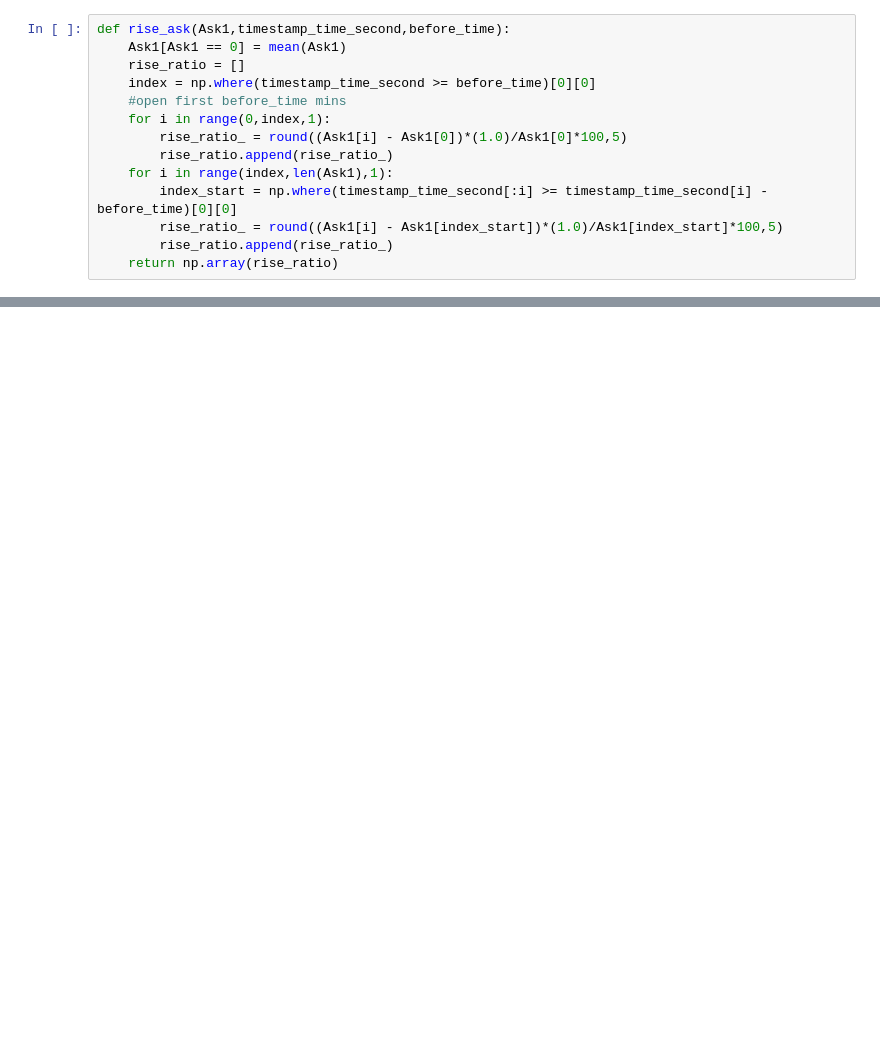
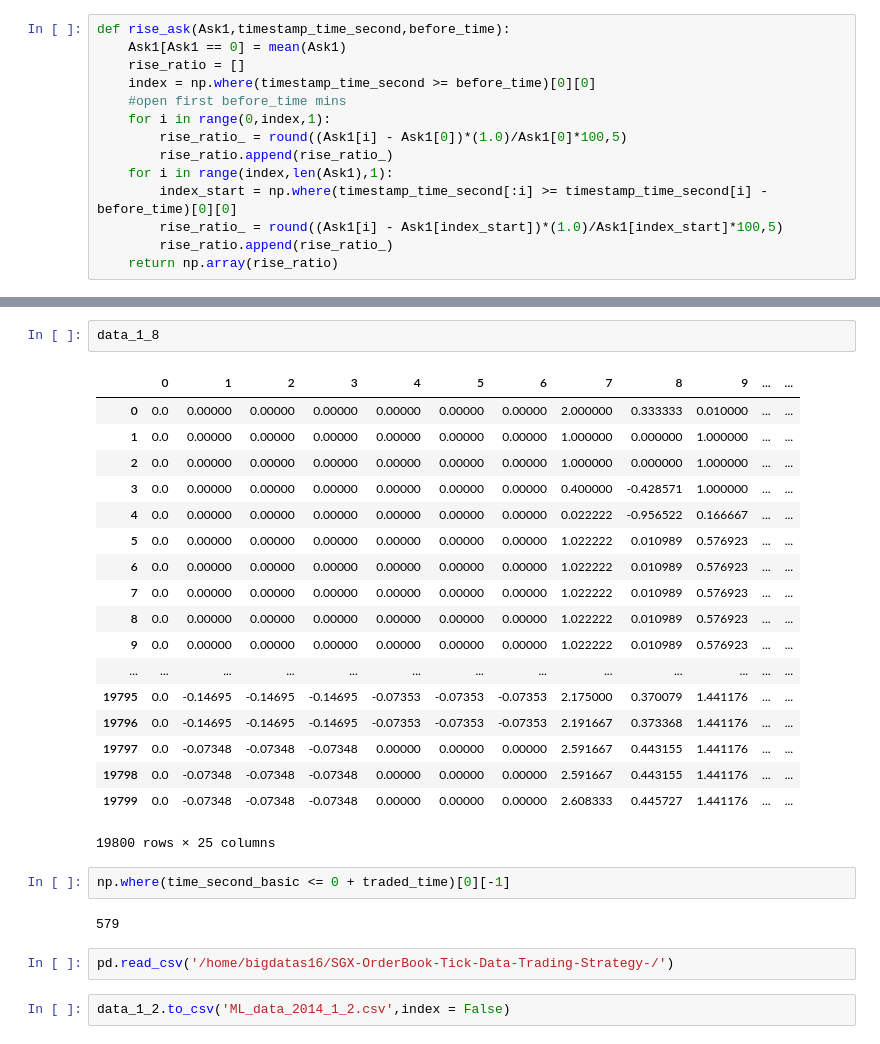
Before and after one commit to rorysroes/SGX-Full-OrderBook-Tick-Data-Trading-Strategy, a Jupyter notebook: Train_Test_Builder.ipynb, the cells around one changed output, grey strips where cells are left out. Drawn from its saved outputs; the diff is of its cells as text; blank space fills up the shorter version.

```diff
--- a/Train_Test_Builder.ipynb
+++ b/Train_Test_Builder.ipynb
@@ -227,0 +334,29 @@ pd.DataFrame(data, columns = ['label', 'rise', 'depth_divid', 'depth_diff'])
+# %%
+data_1_8
+# %% [output]
+|  | 0 | 1 | 2 | 3 | 4 | 5 | 6 | 7 | 8 | 9 | ... | ... |
+| 0 | 0.0 | 0.00000 | 0.00000 | 0.00000 | 0.00000 | 0.00000 | 0.00000 | 2.000000 | 0.333333 | 0.010000 | ... | ... |
+| 1 | 0.0 | 0.00000 | 0.00000 | 0.00000 | 0.00000 | 0.00000 | 0.00000 | 1.000000 | 0.000000 | 1.000000 | ... | ... |
+| 2 | 0.0 | 0.00000 | 0.00000 | 0.00000 | 0.00000 | 0.00000 | 0.00000 | 1.000000 | 0.000000 | 1.000000 | ... | ... |
+| 3 | 0.0 | 0.00000 | 0.00000 | 0.00000 | 0.00000 | 0.00000 | 0.00000 | 0.400000 | -0.428571 | 1.000000 | ... | ... |
+| 4 | 0.0 | 0.00000 | 0.00000 | 0.00000 | 0.00000 | 0.00000 | 0.00000 | 0.022222 | -0.956522 | 0.166667 | ... | ... |
+| 5 | 0.0 | 0.00000 | 0.00000 | 0.00000 | 0.00000 | 0.00000 | 0.00000 | 1.022222 | 0.010989 | 0.576923 | ... | ... |
+| 6 | 0.0 | 0.00000 | 0.00000 | 0.00000 | 0.00000 | 0.00000 | 0.00000 | 1.022222 | 0.010989 | 0.576923 | ... | ... |
+| 7 | 0.0 | 0.00000 | 0.00000 | 0.00000 | 0.00000 | 0.00000 | 0.00000 | 1.022222 | 0.010989 | 0.576923 | ... | ... |
+| 8 | 0.0 | 0.00000 | 0.00000 | 0.00000 | 0.00000 | 0.00000 | 0.00000 | 1.022222 | 0.010989 | 0.576923 | ... | ... |
+| 9 | 0.0 | 0.00000 | 0.00000 | 0.00000 | 0.00000 | 0.00000 | 0.00000 | 1.022222 | 0.010989 | 0.576923 | ... | ... |
+| ... | ... | ... | ... | ... | ... | ... | ... | ... | ... | ... | ... | ... |
+| 19795 | 0.0 | -0.14695 | -0.14695 | -0.14695 | -0.07353 | -0.07353 | -0.07353 | 2.175000 | 0.370079 | 1.441176 | ... | ... |
+| 19796 | 0.0 | -0.14695 | -0.14695 | -0.14695 | -0.07353 | -0.07353 | -0.07353 | 2.191667 | 0.373368 | 1.441176 | ... | ... |
+| 19797 | 0.0 | -0.07348 | -0.07348 | -0.07348 | 0.00000 | 0.00000 | 0.00000 | 2.591667 | 0.443155 | 1.441176 | ... | ... |
+| 19798 | 0.0 | -0.07348 | -0.07348 | -0.07348 | 0.00000 | 0.00000 | 0.00000 | 2.591667 | 0.443155 | 1.441176 | ... | ... |
+| 19799 | 0.0 | -0.07348 | -0.07348 | -0.07348 | 0.00000 | 0.00000 | 0.00000 | 2.608333 | 0.445727 | 1.441176 | ... | ... |
+19800 rows × 25 columns
+# %%
+np.where(time_second_basic <= 0 + traded_time)[0][-1]
+# %% [output]
+579
+# %%
+pd.read_csv('/home/bigdatas16/SGX-OrderBook-Tick-Data-Trading-Strategy-/')
+# %%
+data_1_2.to_csv('ML_data_2014_1_2.csv',index = False)
```
Also changed, not shown: parts of 18 cells of this notebook.
